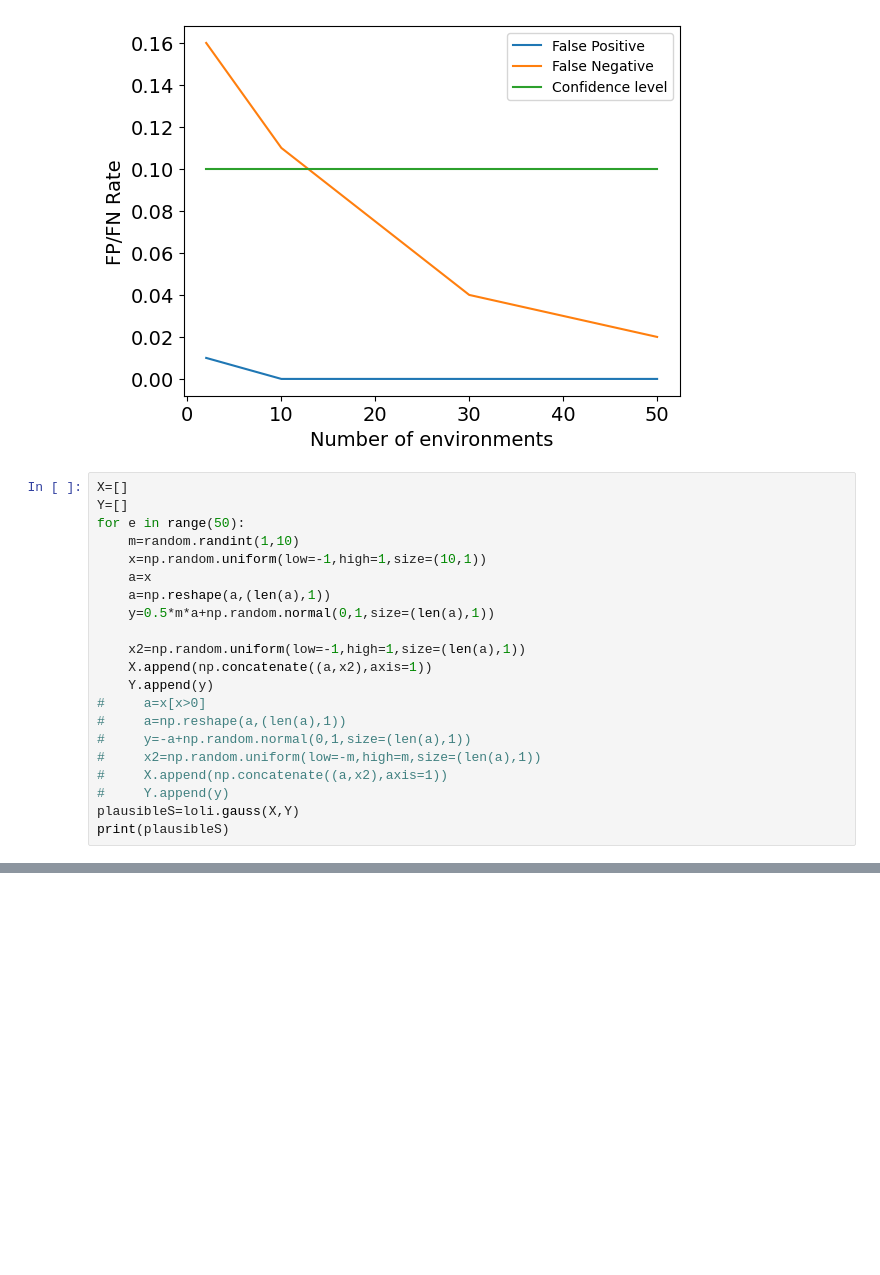
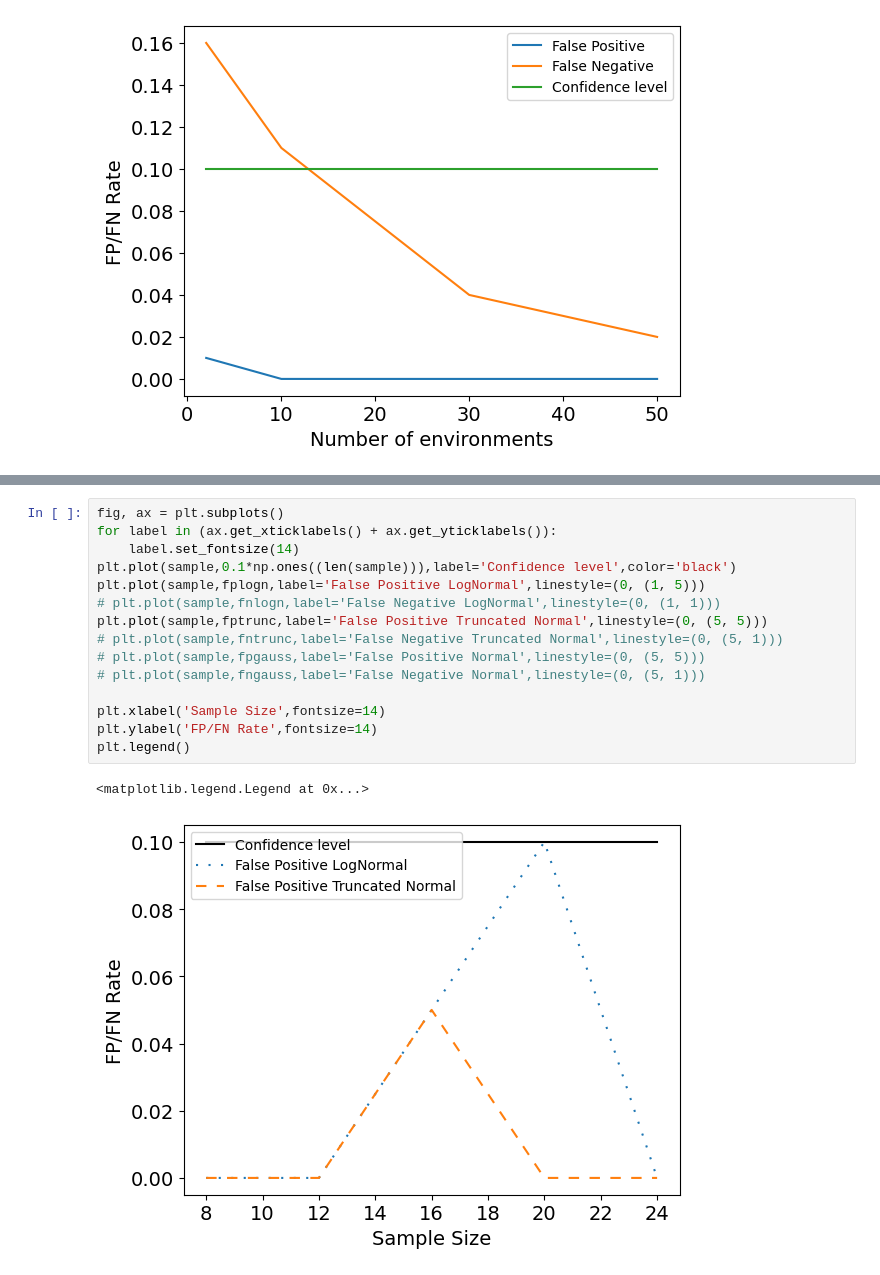
Before and after one commit to AlexanderMey/causal-local-linear, a Jupyter notebook: MainAlgo/IndependentGaussTest.ipynb, the cells around one changed output, grey strips where cells are left out. Cells and saved outputs as stored; diff of their text form; blank space fills up the shorter version.

```diff
--- a/MainAlgo/IndependentGaussTest.ipynb
+++ b/MainAlgo/IndependentGaussTest.ipynb
@@ -803,24 +809,3 @@ Environments 3 of 4
 Environments 4 of 4
 <matplotlib.legend.Legend at 0x...>
 [figure]
-# %%
-X=[]
-Y=[]
-for e in range(50):
-    m=random.randint(1,10)
-    x=np.random.uniform(low=-1,high=1,size=(10,1))
-    a=x
-    a=np.reshape(a,(len(a),1))
-    y=0.5*m*a+np.random.normal(0,1,size=(len(a),1))
-
-    x2=np.random.uniform(low=-1,high=1,size=(len(a),1))
-    X.append(np.concatenate((a,x2),axis=1))
-    Y.append(y)
-#     a=x[x>0]
-#     a=np.reshape(a,(len(a),1))
-#     y=-a+np.random.normal(0,1,size=(len(a),1))
-#     x2=np.random.uniform(low=-m,high=m,size=(len(a),1))
-#     X.append(np.concatenate((a,x2),axis=1))
-#     Y.append(y)
-plausibleS=loli.gauss(X,Y)
-print(plausibleS)
@@ -1315,0 +1219,18 @@ plt.savefig('Figures/TargetnoiseviolationE='+str(I)+'.eps',bbox_inches="tight",f
+# %%
+fig, ax = plt.subplots()
+for label in (ax.get_xticklabels() + ax.get_yticklabels()):
+	label.set_fontsize(14)
+plt.plot(sample,0.1*np.ones((len(sample))),label='Confidence level',color='black')
+plt.plot(sample,fplogn,label='False Positive LogNormal',linestyle=(0, (1, 5)))
+# plt.plot(sample,fnlogn,label='False Negative LogNormal',linestyle=(0, (1, 1)))
+plt.plot(sample,fptrunc,label='False Positive Truncated Normal',linestyle=(0, (5, 5)))
+# plt.plot(sample,fntrunc,label='False Negative Truncated Normal',linestyle=(0, (5, 1)))
+# plt.plot(sample,fpgauss,label='False Positive Normal',linestyle=(0, (5, 5)))
+# plt.plot(sample,fngauss,label='False Negative Normal',linestyle=(0, (5, 1)))
+
+plt.xlabel('Sample Size',fontsize=14)
+plt.ylabel('FP/FN Rate',fontsize=14)
+plt.legend()
+# %% [output]
+<matplotlib.legend.Legend at 0x...>
+[figure, added]
```
Also changed, not shown: parts of 14 cells of this notebook, 3 other files.
